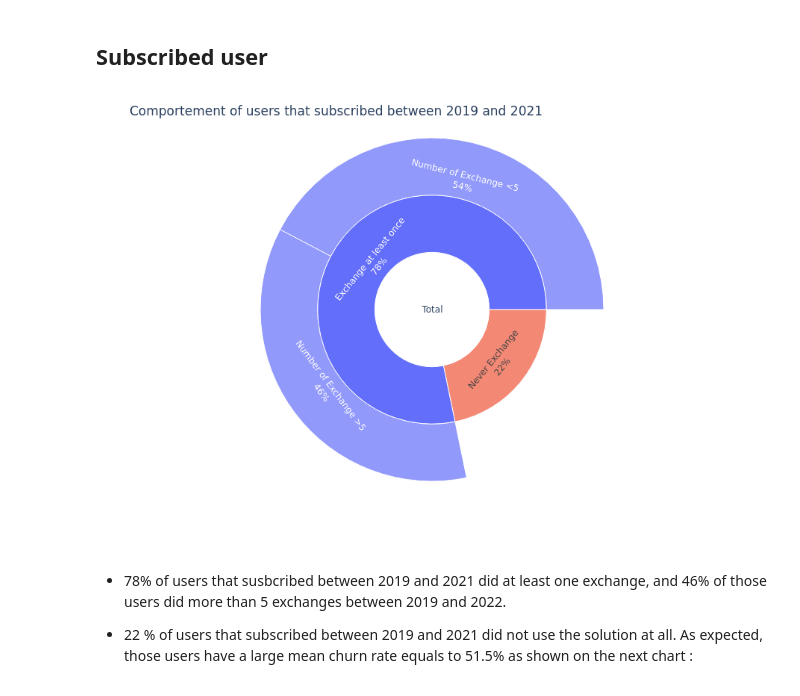
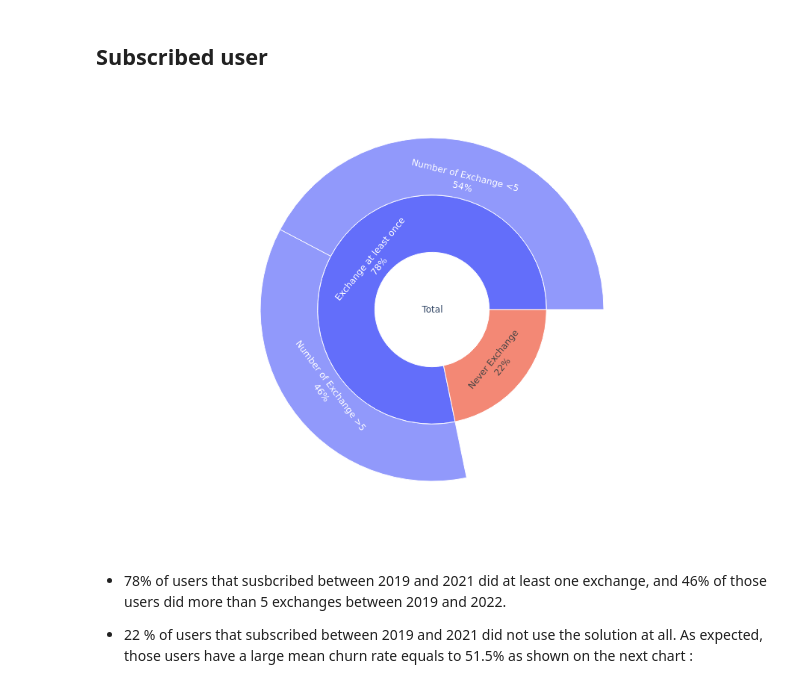
Before and after one commit to ctherreau/HomeExchange, a Jupyter notebook: notebook/AnalysisChurn_statics.ipynb, the cells around one changed output. Saved outputs shown, nothing was run; the diff lists cells and outputs as text; code cells hidden in the pictures.

```diff
--- a/notebook/AnalysisChurn_statics.ipynb
+++ b/notebook/AnalysisChurn_statics.ipynb
@@ -855,33 +866,32 @@ It could be interesting to study in more depth why users to not subscribed, but
 # %%
 data = dict(status=['Total','Never Exchange','Exchange at least once',
                     'Number of Exchange <5','Number of Exchange >5'],
             parent=['','Total','Total',
                     'Exchange at least once',
                     'Exchange at least once'],
             value=[len(df_subscriber),
                      len(df_subscriber[df_subscriber.total_exchange_done==0]),
                      len(df_subscriber[df_subscriber.total_exchange_done>0]),
                      len(df_subscriber[(df_subscriber.total_exchange_done>=1)&
                                        (df_subscriber.total_exchange_done<=5)]),
                      len(df_subscriber[(df_subscriber.total_exchange_done>5)]),
                   ])
 
 fig = px.sunburst(
     data,
     names='status',
     parents='parent',
     values='value',
      branchvalues='total'
 
 )
 
 fig.update_traces(textinfo="label + percent parent")
 
-fig.update_layout(title ="Comportement of users that subscribed between 2019 and 2021")
 
 fig.show()
 # %% [output]
-[figure, old version]
+[figure, new version]
 # %% [markdown]
   - 78% of users that susbcribed between 2019 and 2021 did at least one exchange, and 46% of those users did more than 5 exchanges between 2019 and 2022.
 
```
Also changed, not shown: parts of 11 cells of this notebook, 4 other files.
